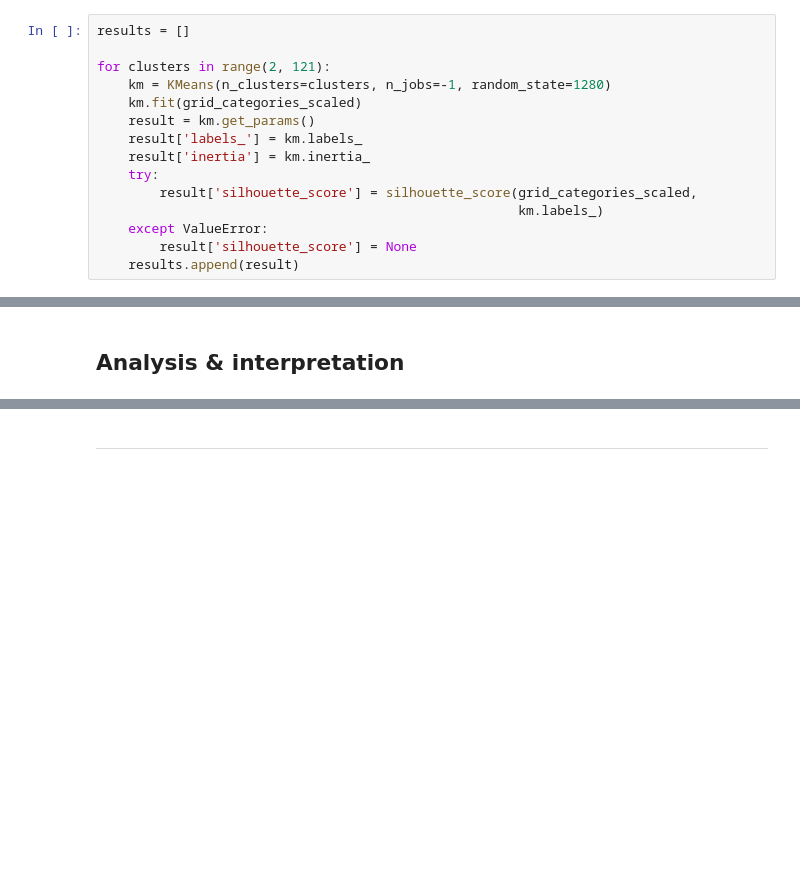
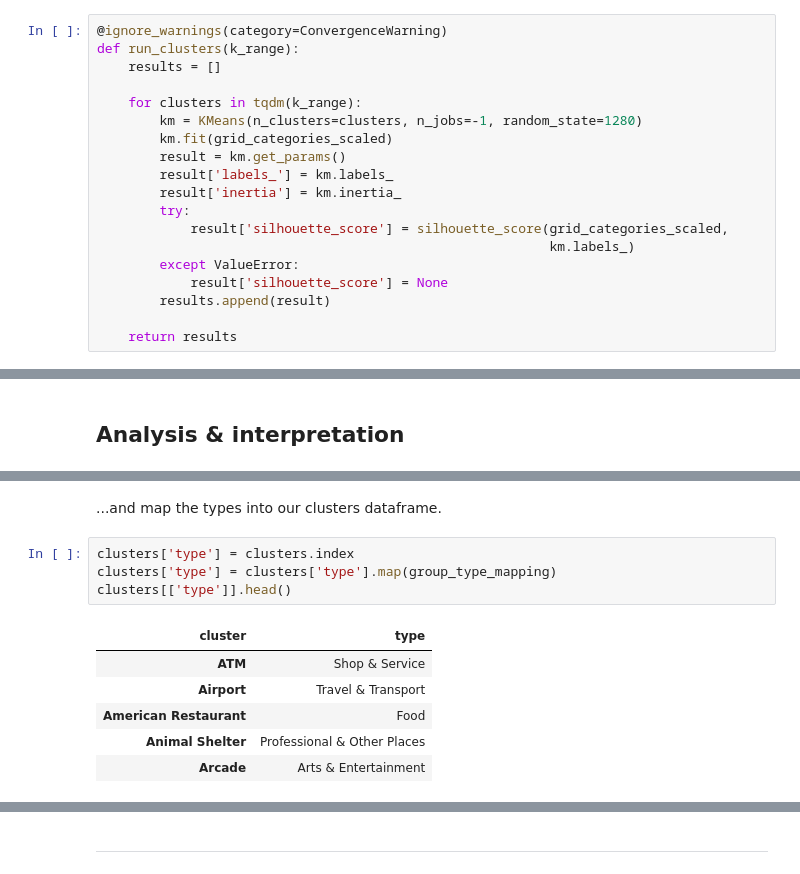
Before and after one commit to erikjamesmason/Coursera_Capstone, a Jupyter notebook: 03_modeling_and_evaluation.ipynb, the cells around one changed output, grey strips where cells are left out. Saved outputs shown, nothing was run; the diff lists cells and outputs as text; blank space fills up the shorter version.

```diff
--- a/03_modeling_and_evaluation.ipynb
+++ b/03_modeling_and_evaluation.ipynb
@@ -85,17 +93,21 @@ grid_categories_scaled.shape
 # %% [markdown]
 We'll use $k$-means clustering, searching across a number of values for $k$ to find the best number of clusters.
 # %%
-results = []
+@ignore_warnings(category=ConvergenceWarning)
+def run_clusters(k_range):
+    results = []
 
-for clusters in range(2, 121):
-    km = KMeans(n_clusters=clusters, n_jobs=-1, random_state=1280)
-    km.fit(grid_categories_scaled)
-    result = km.get_params()
-    result['labels_'] = km.labels_
-    result['inertia'] = km.inertia_
-    try:
-        result['silhouette_score'] = silhouette_score(grid_categories_scaled,
-                                                      km.labels_)
-    except ValueError:
-        result['silhouette_score'] = None
-    results.append(result)
+    for clusters in tqdm(k_range):
+        km = KMeans(n_clusters=clusters, n_jobs=-1, random_state=1280)
+        km.fit(grid_categories_scaled)
+        result = km.get_params()
+        result['labels_'] = km.labels_
+        result['inertia'] = km.inertia_
+        try:
+            result['silhouette_score'] = silhouette_score(grid_categories_scaled,
+                                                          km.labels_)
+        except ValueError:
+            result['silhouette_score'] = None
+        results.append(result)
+
+    return results
@@ -186,0 +241,13 @@ map_clusters
+# %% [markdown]
+...and map the types into our clusters dataframe.
+# %%
+clusters['type'] = clusters.index
+clusters['type'] = clusters['type'].map(group_type_mapping)
+clusters[['type']].head()
+# %% [output]
+| cluster | type |
+| ATM | Shop & Service |
+| Airport | Travel & Transport |
+| American Restaurant | Food |
+| Animal Shelter | Professional & Other Places |
+| Arcade | Arts & Entertainment |
```
Also changed, not shown: parts of 18 cells of this notebook, 17 other files.
